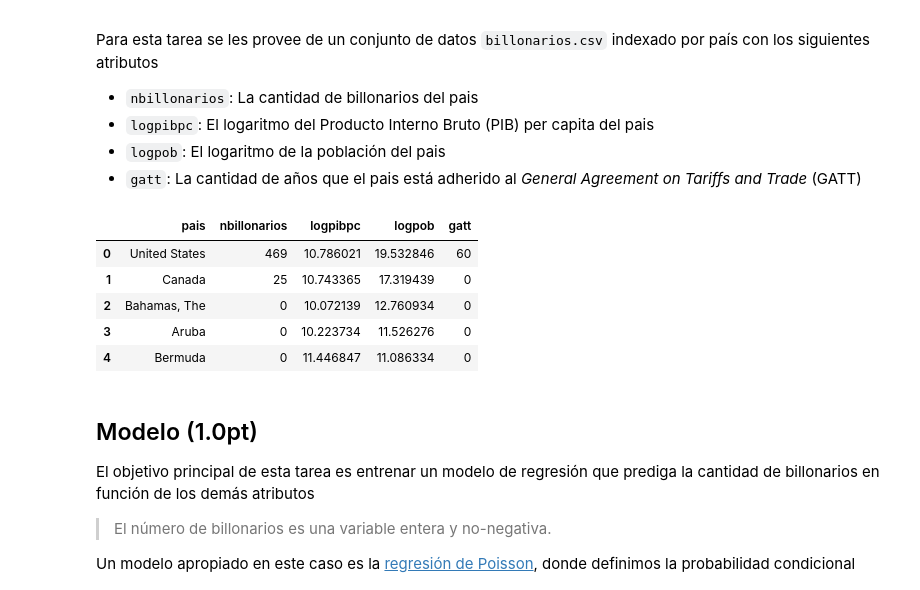
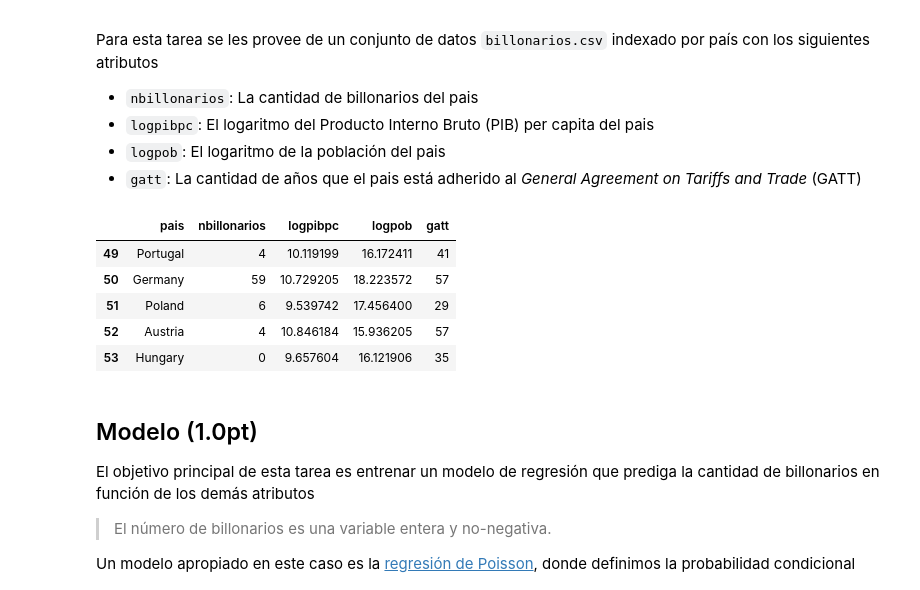
Before and after one commit to ehopperdietzel/billionaires-analysis, a Jupyter notebook: info147_tarea2.ipynb, the cells around one changed output. Saved outputs shown, nothing was run; the diff lists cells and outputs as text; code cells hidden in the pictures.

```diff
--- a/info147_tarea2.ipynb
+++ b/info147_tarea2.ipynb
@@ -25,24 +25,24 @@ Para esta tarea se les provee de un conjunto de datos `billonarios.csv` indexado
 # %%
 %matplotlib notebook
 import matplotlib.pyplot as plt
 import pandas as pd
 import numpy as np
 
 
 from scipy.optimize import minimize
 from scipy.stats import poisson
 import scipy
 import ipywidgets as widgets
 
 df = pd.read_csv("billonarios.csv")
-df.head(5)
+df[49:].head()
 # %% [output]
 |  | pais | nbillonarios | logpibpc | logpob | gatt |
-| 0 | United States | 469 | 10.786021 | 19.532846 | 60 |
-| 1 | Canada | 25 | 10.743365 | 17.319439 | 0 |
-| 2 | Bahamas, The | 0 | 10.072139 | 12.760934 | 0 |
-| 3 | Aruba | 0 | 10.223734 | 11.526276 | 0 |
-| 4 | Bermuda | 0 | 11.446847 | 11.086334 | 0 |
+| 49 | Portugal | 4 | 10.119199 | 16.172411 | 41 |
+| 50 | Germany | 59 | 10.729205 | 18.223572 | 57 |
+| 51 | Poland | 6 | 9.539742 | 17.456400 | 29 |
+| 52 | Austria | 4 | 10.846184 | 15.936205 | 57 |
+| 53 | Hungary | 0 | 9.657604 | 16.121906 | 35 |
 # %% [markdown]
 ## Modelo (1.0pt)
 
```
Also changed, not shown: parts of 11 cells of this notebook, 1 other file.
